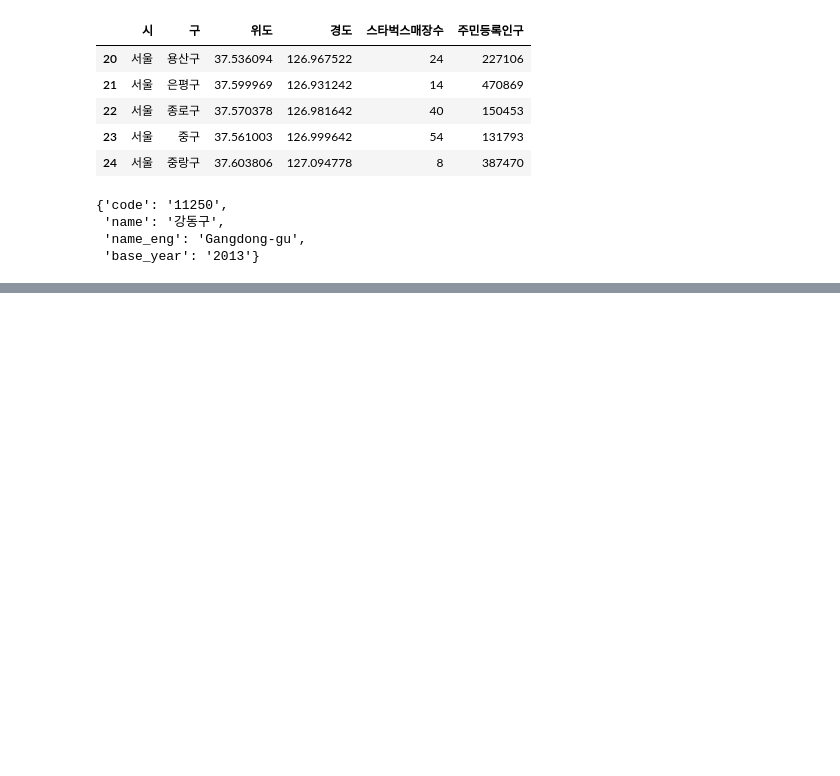
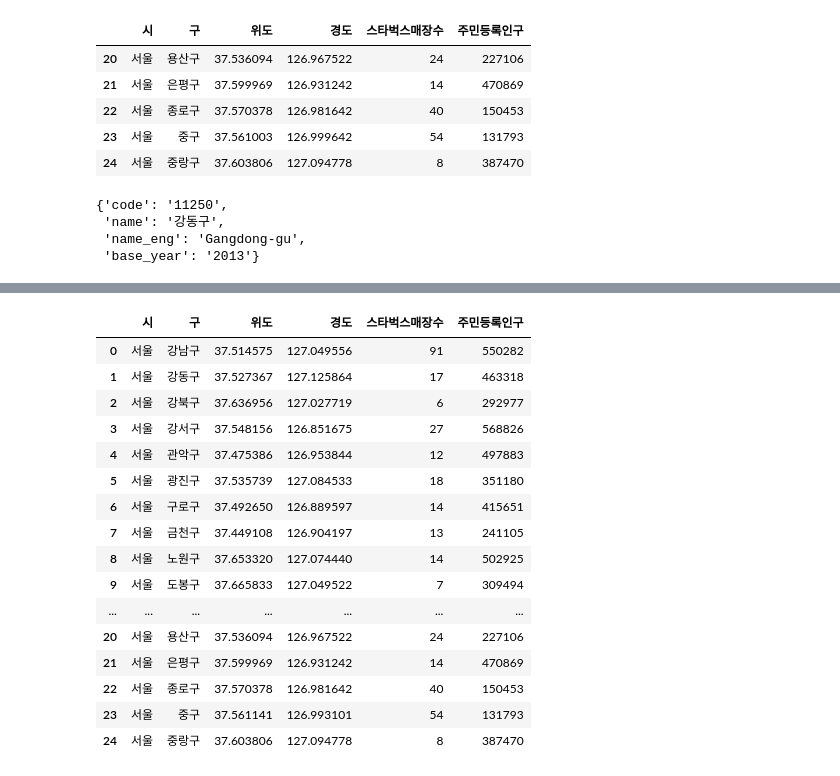
Before and after one commit to KangJeoungMi/Bigdata-analysis-2024, a Jupyter notebook: DAY07/da16_스타벅스매장_입지분석.ipynb, the cells around one changed output, grey strips where cells are left out. Drawn from its saved outputs; the diff is of its cells as text; code cells hidden in the pictures; blank space fills up the shorter version.

```diff
--- a/DAY07/da16_스타벅스매장_입지분석.ipynb
+++ b/DAY07/da16_스타벅스매장_입지분석.ipynb
@@ -378,3 +378,29 @@ for idx in dfStarbucksSeoulCount.index:
 sbCountMap
 # %% [output]
 [interactive output not drawn]
+# %%
+dfStarbucksSeoulCount.loc[8,'위도'] = 37.653320
+dfStarbucksSeoulCount.loc[8, '경도'] = 127.074440
+# %%
+dfStarbucksSeoulCount.loc[23,'위도'] = 37.561141
+dfStarbucksSeoulCount.loc[23,'경도'] = 126.993101
+# %%
+dfStarbucksSeoulCount
+# %% [output]
+|  | 시 | 구 | 위도 | 경도 | 스타벅스매장수 | 주민등록인구 |
+| 0 | 서울 | 강남구 | 37.514575 | 127.049556 | 91 | 550282 |
+| 1 | 서울 | 강동구 | 37.527367 | 127.125864 | 17 | 463318 |
+| 2 | 서울 | 강북구 | 37.636956 | 127.027719 | 6 | 292977 |
+| 3 | 서울 | 강서구 | 37.548156 | 126.851675 | 27 | 568826 |
+| 4 | 서울 | 관악구 | 37.475386 | 126.953844 | 12 | 497883 |
+| 5 | 서울 | 광진구 | 37.535739 | 127.084533 | 18 | 351180 |
+| 6 | 서울 | 구로구 | 37.492650 | 126.889597 | 14 | 415651 |
+| 7 | 서울 | 금천구 | 37.449108 | 126.904197 | 13 | 241105 |
+| 8 | 서울 | 노원구 | 37.653320 | 127.074440 | 14 | 502925 |
+| 9 | 서울 | 도봉구 | 37.665833 | 127.049522 | 7 | 309494 |
+| ... | ... | ... | ... | ... | ... | ... |
+| 20 | 서울 | 용산구 | 37.536094 | 126.967522 | 24 | 227106 |
+| 21 | 서울 | 은평구 | 37.599969 | 126.931242 | 14 | 470869 |
+| 22 | 서울 | 종로구 | 37.570378 | 126.981642 | 40 | 150453 |
+| 23 | 서울 | 중구 | 37.561141 | 126.993101 | 54 | 131793 |
+| 24 | 서울 | 중랑구 | 37.603806 | 127.094778 | 8 | 387470 |
```
Also changed, not shown: 8 other files.
